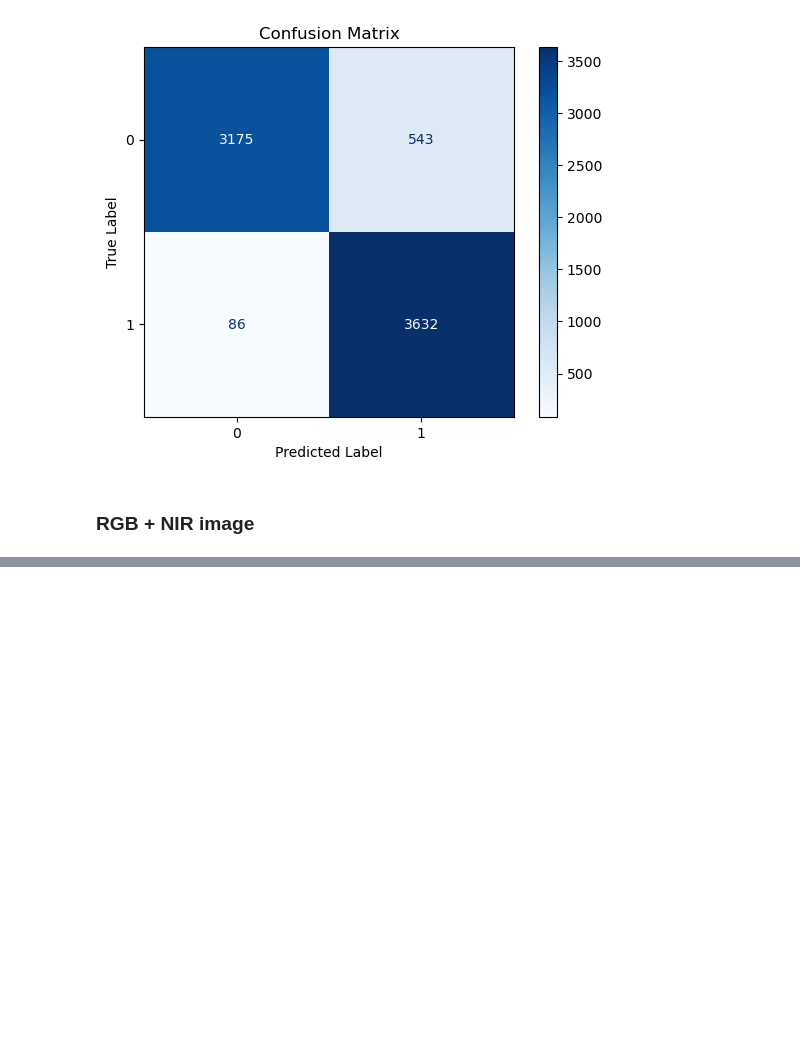
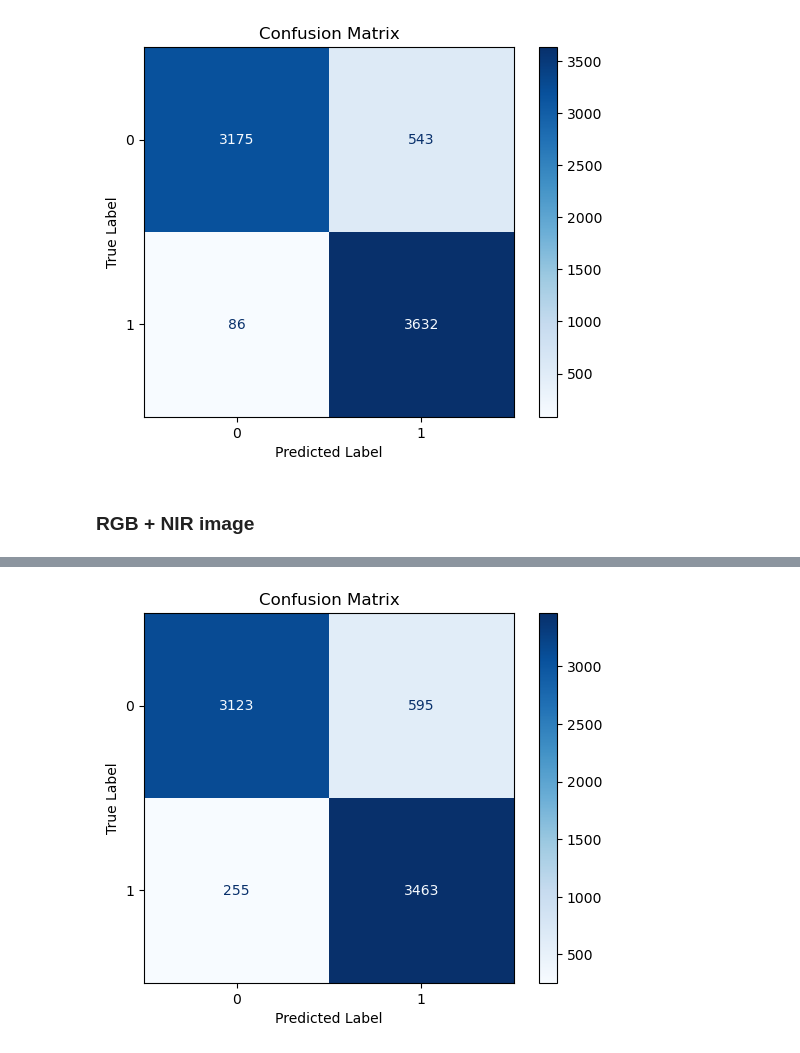
Before and after one commit to ccpfoye/IPEO_Group3_Project, a Jupyter notebook: load_data.ipynb, the cells around one changed output, grey strips where cells are left out. Saved outputs shown, nothing was run; the diff lists cells and outputs as text; code cells hidden in the pictures; blank space fills up the shorter version.

Commit message:
RGB and RGBNIR models added

```diff
--- a/load_data.ipynb
+++ b/load_data.ipynb
@@ -356,0 +373,18 @@ Epoch 1/10
+# %%
+# True labels and predictions
+y_true = np.concatenate([y for x, y in validation_dataset_rgb_nir], axis=0)
+y_pred = np.argmax(model_rgb_nir.predict(validation_dataset_rgb_nir), axis=1)
+
+# confusion matrix
+cm = confusion_matrix(y_true, y_pred)
+
+# Display the confusion matrix
+disp = ConfusionMatrixDisplay(confusion_matrix=cm)
+disp.plot(cmap=plt.cm.Blues)
+
+# Customize plot (optional)
+plt.title('Confusion Matrix')
+plt.xlabel('Predicted Label')
+plt.ylabel('True Label')
+plt.show()
+# %% [output]
@@ -357,3 +392,4 @@ Epoch 1/10
+[figure, added]
 # %%
 # Filter only RGB bands
 def filter_rgb(images):
```
Also changed, not shown: parts of 7 cells of this notebook, 3 other files.
